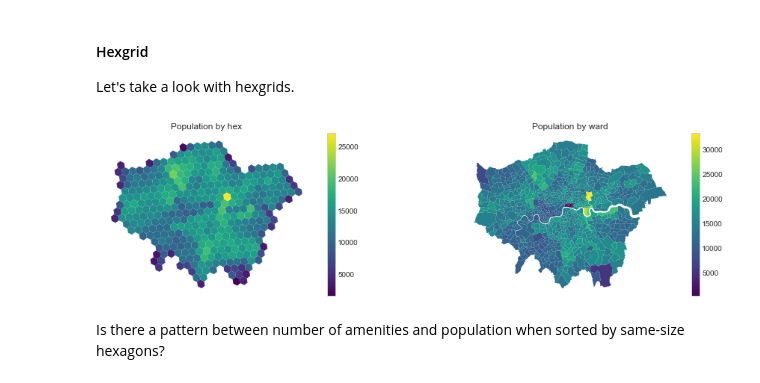
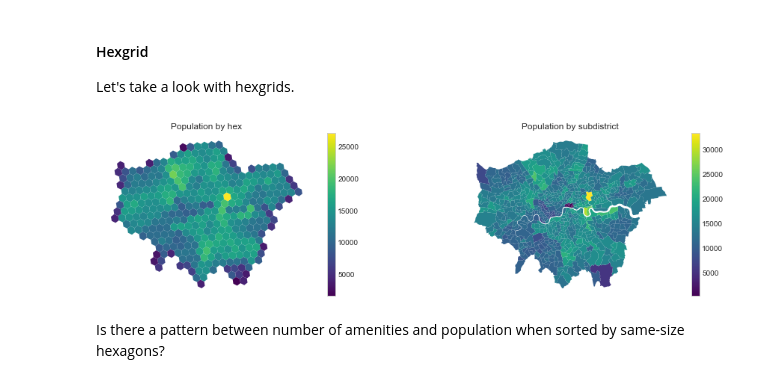
Before and after one commit to jwrap/how-london-moves, a Jupyter notebook: notebooks/2-exploratory-data-analysis.ipynb, the cells around one changed output. Drawn from its saved outputs; the diff is of its cells as text; code cells hidden in the pictures.

```diff
--- a/notebooks/2-exploratory-data-analysis.ipynb
+++ b/notebooks/2-exploratory-data-analysis.ipynb
@@ -137,14 +139,15 @@ for i, hexgrid_polygon in tqdm(enumerate(hexgrid_polygons), total=len(hexgrid_po
 # %%
 # Compare result visually
 fig, ax = plt.subplots(ncols=2, figsize=(16,4))
 hexgrid.to_crs(epsg=3395).plot(column='total_population', cmap='viridis', legend=True, ax=ax[0]) # scheme='fisher_jenks',
 gdf.to_crs(epsg=3395).plot(column='total_population', cmap='viridis', legend=True, ax=ax[1]) # , scheme='fisher_jenks', )
 ax[0].axis('off')
 ax[0].set_title(f'Population by hex')
-ax[1].set_title(f'Population by ward')
+ax[1].set_title(f'Population by subdistrict')
 ax[1].axis('off');
+plt.savefig('../figures/population-hex-compare.png', dpi=300)
 # %% [output]
-[figure, old version]
+[figure, new version]
 # %%
 # How many POIs per hexagon?
 pois_in_hex = gpd.sjoin(pois, hexgrid)
```
Also changed, not shown: parts of 18 cells of this notebook, 3 other files.
